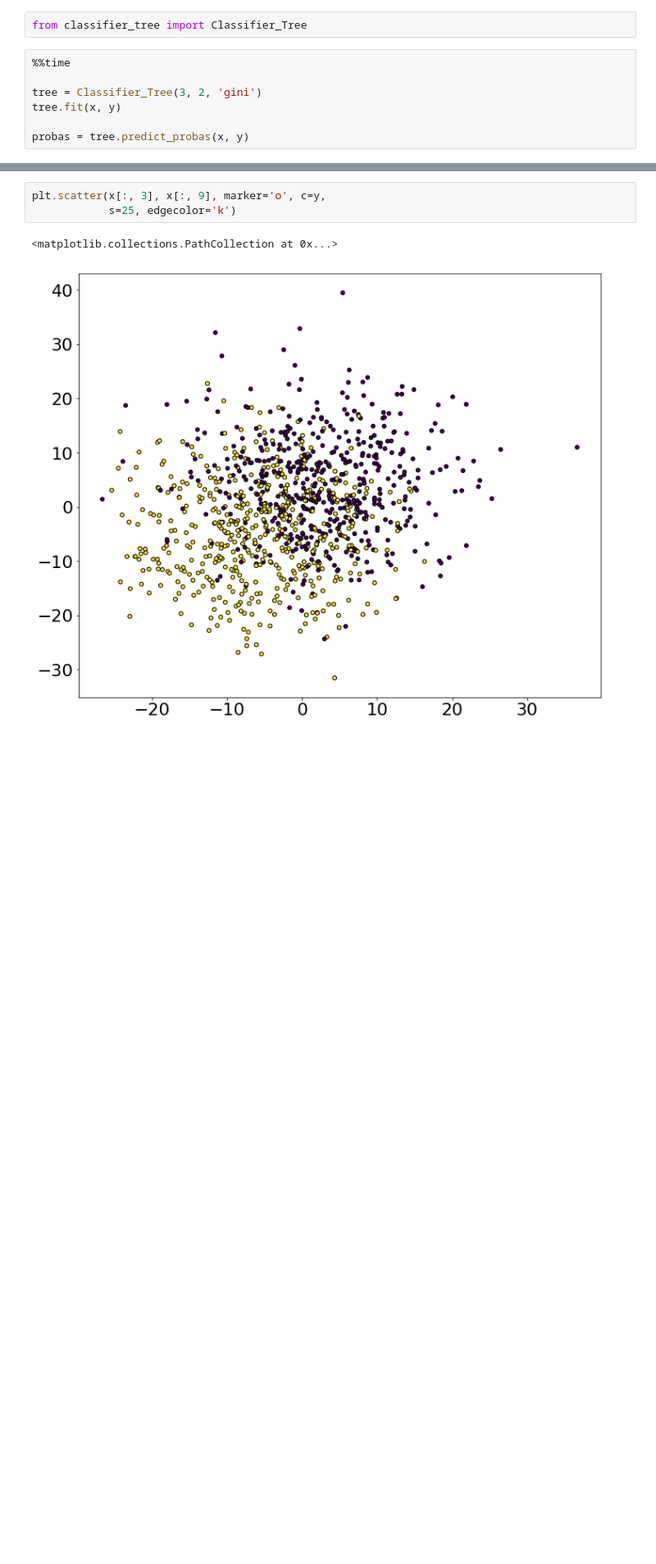
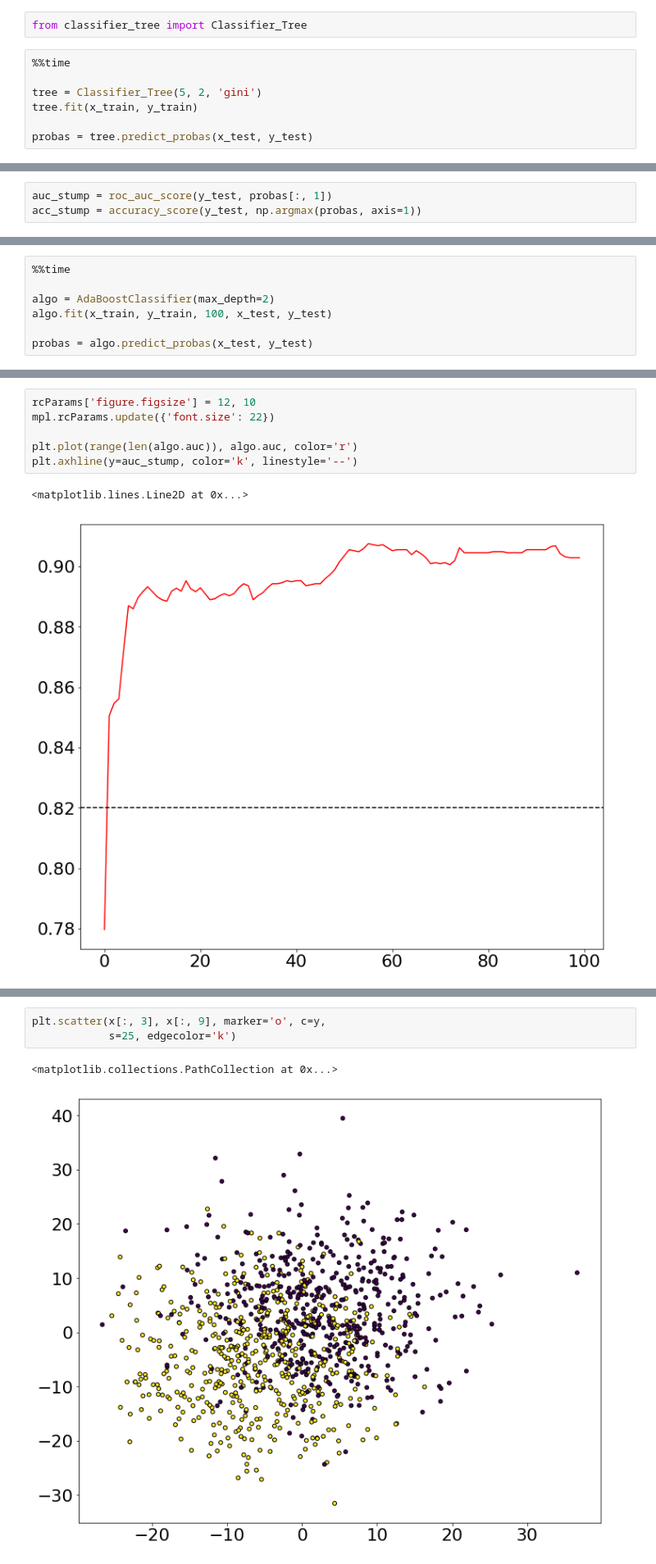
Before and after one commit to pathoumieu/boosting_trees, a Jupyter notebook: test_classifier_tree.ipynb, the cells around one changed output, grey strips where cells are left out. Shown: that part at 82% size. Cells and saved outputs as stored; diff of their text form; blank space fills up the shorter version.

Commit message:
Add AdaBoost first implementation

```diff
--- a/test_classifier_tree.ipynb
+++ b/test_classifier_tree.ipynb
@@ -35,8 +36,8 @@ from classifier_tree import Classifier_Tree
 # %%
 %%time
 
-tree = Classifier_Tree(3, 2, 'gini')
-tree.fit(x, y)
+tree = Classifier_Tree(5, 2, 'gini')
+tree.fit(x_train, y_train)
 
-probas = tree.predict_probas(x, y)
+probas = tree.predict_probas(x_test, y_test)
 # %% [output]
@@ -74,0 +52,3 @@ print tree.bin_tree.right_child.node
+# %%
+auc_stump = roc_auc_score(y_test, probas[:, 1])
+acc_stump = accuracy_score(y_test, np.argmax(probas, axis=1))
@@ -74,0 +57,7 @@ print tree.bin_tree.right_child.node
+# %%
+%%time
+
+algo = AdaBoostClassifier(max_depth=2)
+algo.fit(x_train, y_train, 100, x_test, y_test)
+
+probas = algo.predict_probas(x_test, y_test)
@@ -74,0 +82,9 @@ print tree.bin_tree.right_child.node
+# %%
+rcParams['figure.figsize'] = 12, 10
+mpl.rcParams.update({'font.size': 22})
+
+plt.plot(range(len(algo.auc)), algo.auc, color='r')
+plt.axhline(y=auc_stump, color='k', linestyle='--')
+# %% [output]
+<matplotlib.lines.Line2D at 0x...>
+[figure, added]
```
Also changed, not shown: parts of 14 cells of this notebook, 4 other files.
